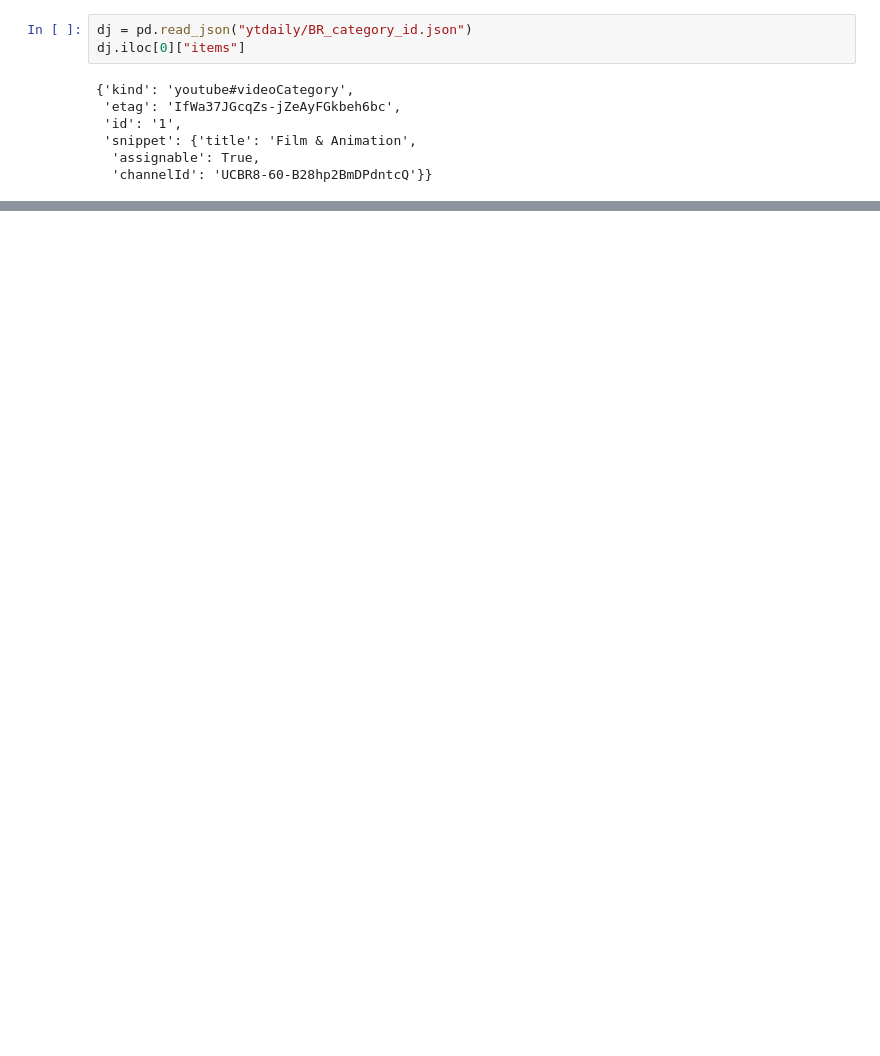
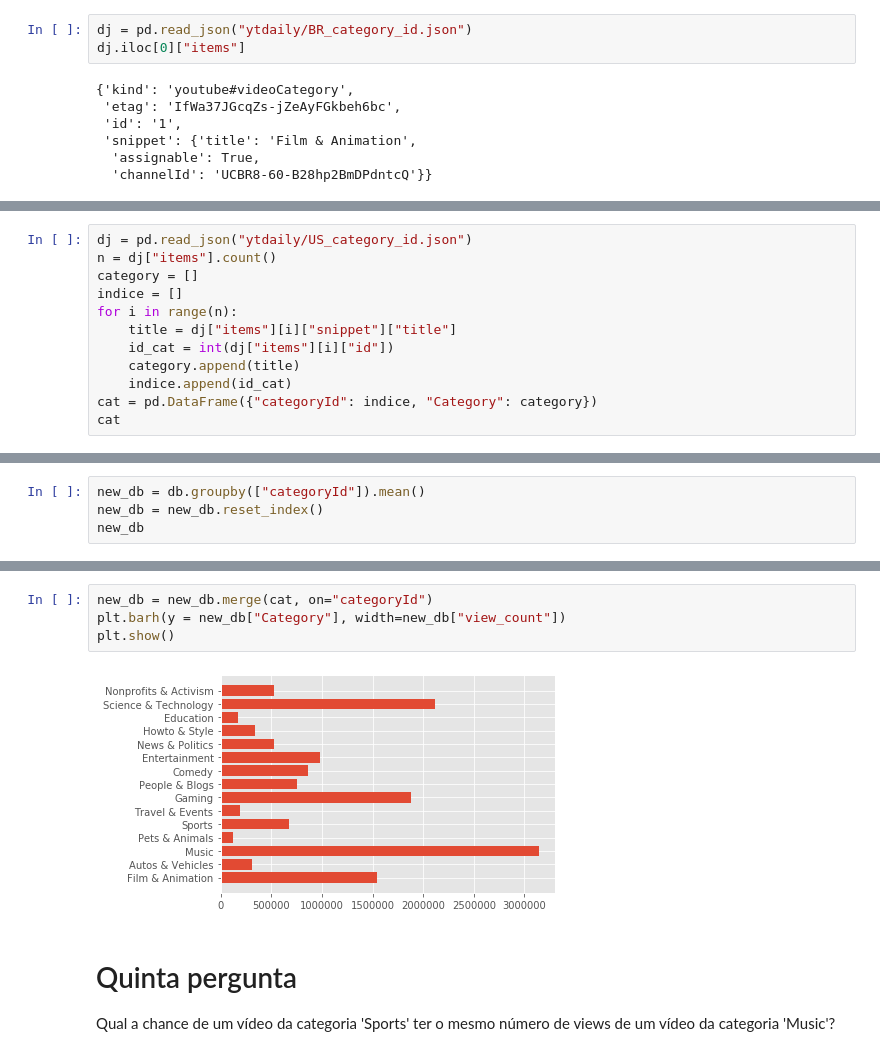
Before and after one commit to caiocaldeira3/ytdaily, a Jupyter notebook: ytdaily.ipynb, the cells around one changed output, grey strips where cells are left out. Saved outputs shown, nothing was run; the diff lists cells and outputs as text; blank space fills up the shorter version.

```diff
--- a/ytdaily.ipynb
+++ b/ytdaily.ipynb
@@ -111,0 +138,12 @@ dj.iloc[0]["items"]
+# %%
+dj = pd.read_json("ytdaily/US_category_id.json")
+n = dj["items"].count()
+category = []
+indice = []
+for i in range(n):
+    title = dj["items"][i]["snippet"]["title"]
+    id_cat = int(dj["items"][i]["id"])
+    category.append(title)
+    indice.append(id_cat)
+cat = pd.DataFrame({"categoryId": indice, "Category": category})
+cat
@@ -111,0 +168,4 @@ dj.iloc[0]["items"]
+# %%
+new_db = db.groupby(["categoryId"]).mean()
+new_db = new_db.reset_index()
+new_db
@@ -111,0 +189,10 @@ dj.iloc[0]["items"]
+# %%
+new_db = new_db.merge(cat, on="categoryId")
+plt.barh(y = new_db["Category"], width=new_db["view_count"])
+plt.show()
+# %% [output]
+[figure, added]
+# %% [markdown]
+# Quinta pergunta
+
+Qual a chance de um vídeo da categoria 'Sports' ter o mesmo número de views de um vídeo da categoria 'Music'?
```
Also changed, not shown: parts of 11 cells of this notebook.
